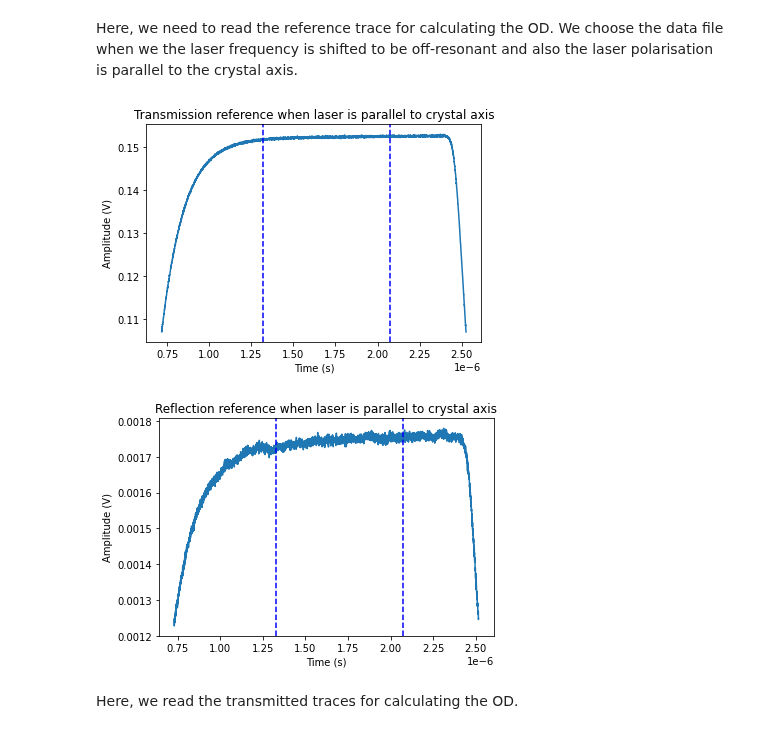
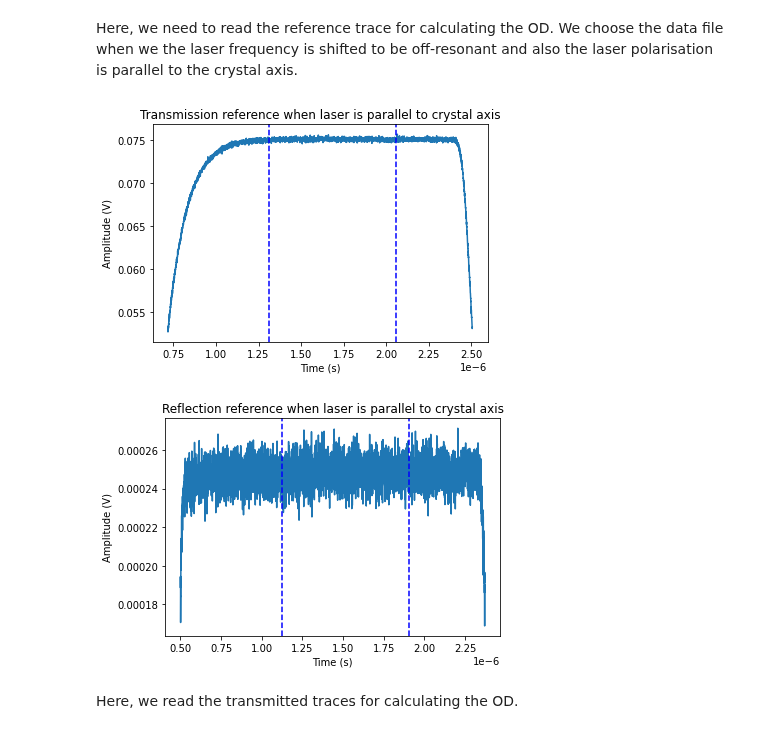
Before and after one commit to JUOM2016/Quick_cal_and_plotting, a Jupyter notebook: absorption_using_SM_laser.ipynb, the cells around one changed output. Cells and saved outputs as stored; diff of their text form; code cells hidden in the pictures.

```diff
--- a/absorption_using_SM_laser.ipynb
+++ b/absorption_using_SM_laser.ipynb
@@ -13,8 +13,8 @@ from scipy.optimize import curve_fit
 # %% [markdown]
 Setting the path of the saved data file
 # %%
-dir = 'C:\\Users\\wj2002\\Dropbox (Heriot-Watt University Team)\\RES_EPS_Quantum_Photonics_Lab\\Experiments\\Current Experiments\\Broadband telecom quantum memories\\2022_PrYVO_Spectroscopy\\Infrared\\Laser Spectroscopy'
-folder = '20221201_0_1%_PrYVO4_absorp_telecom_laser'
+dir = 'C:\\Users\\wj2002\\Dropbox (Heriot-Watt University Team)\\RES_EPS_Quantum_Photonics_Lab\\Experiments\\Current Experiments\\Broadband telecom quantum memories\\2022_PrYVO_Spectroscopy\\Visible\\20221209_0.1%_PrYVO4_absorption_visible_laser'
+folder = 'meas'
 path = dir + '\\' + folder + '\\'
 file_list = os.listdir(path)
 list_csv=natsorted([i for i in file_list if i.endswith('.CSV')]) # Sort the measured data file
@@ -28,7 +29,7 @@ freq=np.array([190.93889,190.94434,190.95711,190.96882,190.97931,190.98675,190.9
 # %% [markdown]
 Here, we need to read the reference trace for calculating the OD. We choose the data file when we the laser frequency is shifted to be off-resonant and also the laser polarisation is parallel to the crystal axis.
 # %%
-referece_file='OD12101.CSV'
+referece_file='OD120913.CSV'
 ref_parallel=pd.read_csv(os.path.join(path,referece_file))
 ref_parallel=ref_parallel.to_numpy()
 transmitted_ref_parallel=ref_parallel[:,2]
@@ -47,35 +48,35 @@ reflected_ref_parallel=ref_parallel[:,3]
 R_max_ref_parallel=np.max(reflected_ref_parallel)
 mask1 = (reflected_ref_parallel[:-1] < R_max_ref_parallel*0.7) & (reflected_ref_parallel[1:] > R_max_ref_parallel*0.7)
 mask2 = (reflected_ref_parallel[:-1] > R_max_ref_parallel*0.7) & (reflected_ref_parallel[1:] < R_max_ref_parallel*0.7)
 Trigger_pos_R_ref_parallel=np.flatnonzero(mask1 | mask2)+1 # find the rising and falling edges
 Trigger_pos_R_ref_parallel_min=np.min(Trigger_pos_R_ref_parallel) # find the minimum value of the rising edge
 Trigger_pos_R_ref_parallel_max=np.max(Trigger_pos_R_ref_parallel) # find the maximum value of the falling edge
 pos_R_ref_parallel_start=round(Trigger_pos_R_ref_parallel_min+(Trigger_pos_R_ref_parallel_max-Trigger_pos_R_ref_parallel_min)/3)
 pos_R_ref_parallel_stop=round(Trigger_pos_R_ref_parallel_min+(Trigger_pos_R_ref_parallel_max-Trigger_pos_R_ref_parallel_min)*3/4)
 R_ref_parallel_ave=np.average(reflected_ref_parallel[pos_R_ref_parallel_start:pos_R_ref_parallel_stop])
 
 normalised_reference=T_ref_parallel_ave/R_ref_parallel_ave
 #Plot raw traces and also show the region between the two vertical dashed blue lines is used to calculated the averaged amplitude
 if Plot_raw_data==1:
 
     fig,ax=plt.subplots()
     ax.plot(ref_parallel[Trigger_pos_T_ref_parallel_min:Trigger_pos_T_ref_parallel_max,0],ref_parallel[Trigger_pos_T_ref_parallel_min:Trigger_pos_T_ref_parallel_max,2])
     ax.axvline(ref_parallel[pos_T_ref_parallel_start,0],color='b',linestyle='dashed')
     ax.axvline(ref_parallel[pos_T_ref_parallel_stop,0],color='b',linestyle='dashed')
     ax.set_xlabel('Time (s)')
     ax.set_ylabel('Amplitude (V)')
     ax.set_title('Transmission reference when laser is parallel to crystal axis')
 
     fig,ax1=plt.subplots()
     ax1.plot(ref_parallel[Trigger_pos_R_ref_parallel_min:Trigger_pos_R_ref_parallel_max,0],ref_parallel[Trigger_pos_R_ref_parallel_min:Trigger_pos_R_ref_parallel_max,3])
     ax1.axvline(ref_parallel[pos_R_ref_parallel_start,0],color='b',linestyle='dashed')
     ax1.axvline(ref_parallel[pos_R_ref_parallel_stop,0],color='b',linestyle='dashed')
     ax1.set_xlabel('Time (s)')
     ax1.set_ylabel('Amplitude (V)')
     ax1.set_title('Reflection reference when laser is parallel to crystal axis')
 # %% [output]
-[figure, old version]
+[figure, new version]
-[figure, old version]
+[figure, new version]
 # %% [markdown]
 Here, we read the transmitted traces for calculating the OD.
 # %%
```
Also changed, not shown: parts of 5 cells of this notebook, 2 other files.
